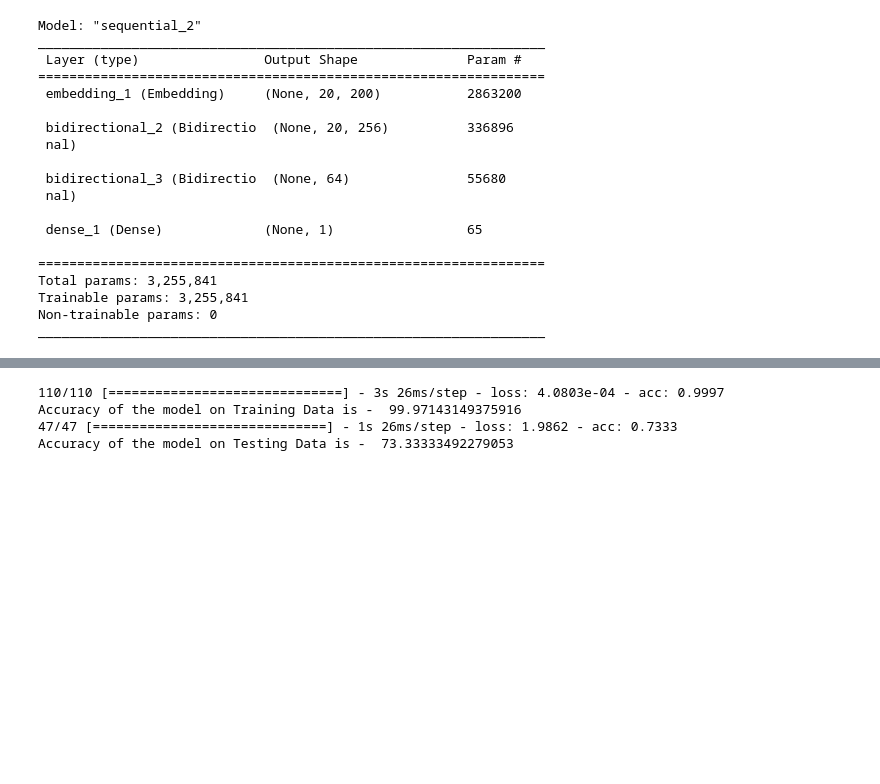
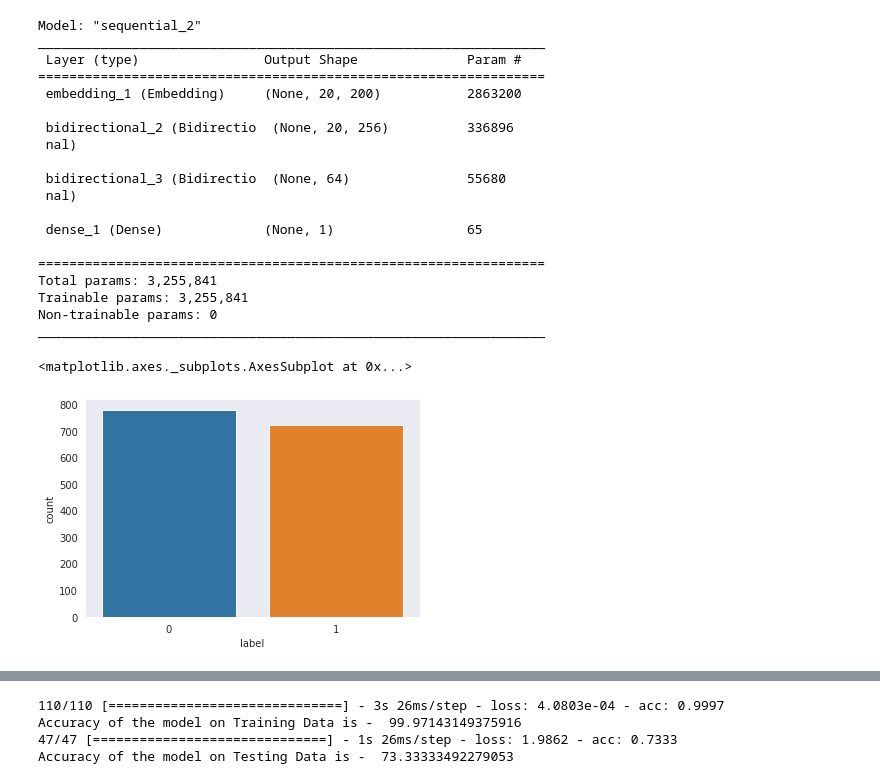
Before and after one commit to ShivaniGawande/DLFinalProject_Fall22, a Jupyter notebook: ReadingBetweenLines.ipynb, the cells around one changed output, grey strips where cells are left out. Cells and saved outputs as stored; diff of their text form; code cells hidden in the pictures; blank space fills up the shorter version.

```diff
--- a/ReadingBetweenLines.ipynb
+++ b/ReadingBetweenLines.ipynb
@@ -244,6 +244,12 @@ label_mapping = {'SARCASM': 1, 'NOT_SARCASM': 0}
 df['label'] = df['label'].map(label_mapping)
 # %%
 x_train, x_test, y_train, y_test = train_test_split(x, df.label , test_size = 0.3 , random_state = 0)
+# %%
+sns.set_style("dark")
+sns.countplot(y_test)
+# %% [output]
+<matplotlib.axes._subplots.AxesSubplot at 0x...>
+[figure, added]
 # %%
 history = model.fit(x_train, y_train, batch_size = 128 , validation_data = (x_test,y_test) , epochs = 15)
 # %% [output]
```
